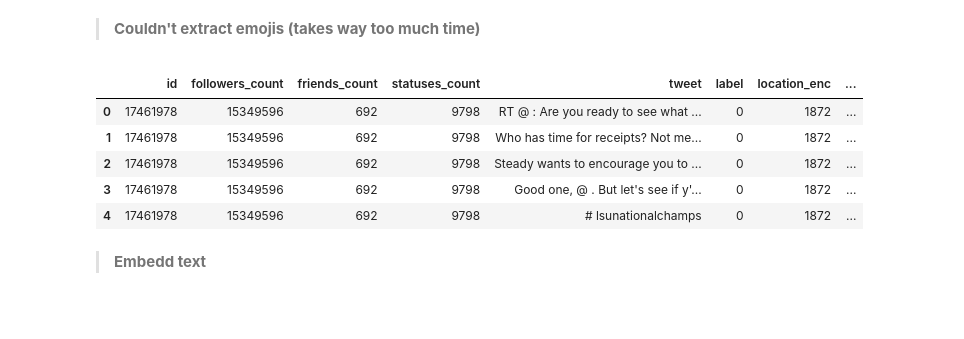
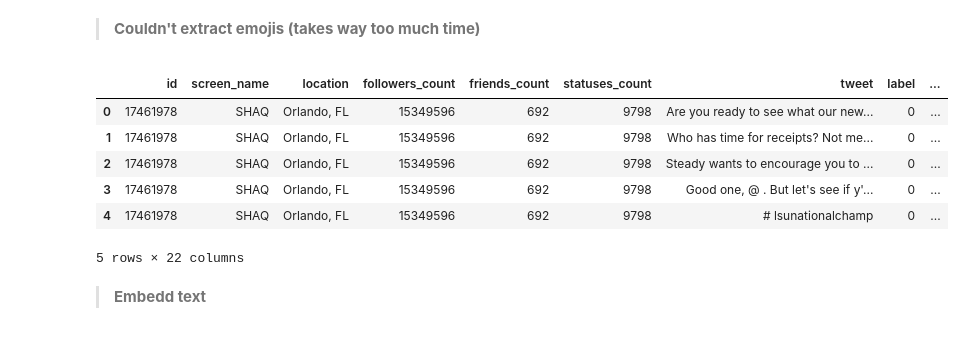
Before and after one commit to aegonwolf/ukraine-conflict-social-news, a Jupyter notebook: Bot detection - Florian.ipynb, the cells around one changed output. Drawn from its saved outputs; the diff is of its cells as text; code cells hidden in the pictures.

```diff
--- a/Bot detection - Florian.ipynb
+++ b/Bot detection - Florian.ipynb
@@ -16,7 +16,7 @@ import xgboost as xgb
 tqdm.pandas()
 # %%
 PATH = "../data/twibot/{}.json"
-DATE_REF = "2021-01-01"
+DATE_REF = "2022-06-01"
 # %%
 def extract_following(neighbors: dict):
     if neighbors is None:
@@ -289,6 +286,13 @@ X_test, y_test = df_test.drop([ 'location', 'screen_name' ], axis=1), df_test['l
 # %% [markdown]
 > __Couldn't extract emojis (takes way too much time)__
 # %%
+def extract_retweet(text: str):
+    res = re.match(r'RT @(\w*): \.?', text)
+    if res:
+        text = text[res.span(0)[1]:]
+        return text, True, res.group(1)
+    return text, False, np.nan
+
 def extract_hashtags(text: str):
     hashtags = [ hashtag[1:] for hashtag in re.findall(r"#\w*\b", text) ]
     text = re.sub(r"(?<=#)(?=\w*\b)", " ", text)
@@ -301,20 +305,23 @@ def extract_mentions(text: str):
 
 def clean_text(text: str):
     text_cleaned = unidecode(text)
-    text_cleaned = re.sub(r'\s+', ' ', text_cleaned).strip()
     nb_emojis = len(text) - len(text_cleaned)
+    text_cleaned = re.sub(r'\s+', ' ', text_cleaned)
+    text_cleaned = text_cleaned.replace('\n', ' ')
+    text_cleaned = " ".join(text_cleaned.split())[:-1]
     return text_cleaned, nb_emojis
 
 
 def extract_artefacts(text: str):
+    text, is_rt, retweet = extract_retweet(text)
     text, hashtags = extract_hashtags(text)
     text, mentions = extract_mentions(text)
     text, nb_emojis = clean_text(text)
-    return [ text, hashtags, mentions, nb_emojis ]
+    return [ text, is_rt, retweet, hashtags, mentions, nb_emojis ]
 
 
 def clean_tweets(df: pd.DataFrame):
-    new_cols = [ 'tweet', 'hashtags', 'mentions', 'emojis_count' ]
+    new_cols = [ 'tweet', 'is_rt', 'retweet', 'hashtags', 'mentions', 'emojis_count' ]
     df[new_cols] = pd.DataFrame(
         df['tweet'].progress_apply(extract_artefacts).to_list(),
         columns=new_cols
@@ -326,13 +333,14 @@ def clean_tweets(df: pd.DataFrame):
 
     return df
 # %%
-X_train = clean_tweets(X_train)
-X_test = clean_tweets(X_test)
-X_train.head()
+df_train = clean_tweets(df_train)
+df_test = clean_tweets(df_test)
+df_train.head()
 # %% [output]
-|  | id | followers_count | friends_count | statuses_count | tweet | label | location_enc | ... |
-| 0 | 17461978 | 15349596 | 692 | 9798 | RT @ : Are you ready to see what ... | 0 | 1872 | ... |
-| 1 | 17461978 | 15349596 | 692 | 9798 | Who has time for receipts? Not me... | 0 | 1872 | ... |
-| 2 | 17461978 | 15349596 | 692 | 9798 | Steady wants to encourage you to ... | 0 | 1872 | ... |
-| 3 | 17461978 | 15349596 | 692 | 9798 | Good one, @ . But let's see if y'... | 0 | 1872 | ... |
-| 4 | 17461978 | 15349596 | 692 | 9798 | # lsunationalchamps | 0 | 1872 | ... |
+|  | id | screen_name | location | followers_count | friends_count | statuses_count | tweet | label | ... |
+| 0 | 17461978 | SHAQ | Orlando, FL | 15349596 | 692 | 9798 | Are you ready to see what our new... | 0 | ... |
+| 1 | 17461978 | SHAQ | Orlando, FL | 15349596 | 692 | 9798 | Who has time for receipts? Not me... | 0 | ... |
+| 2 | 17461978 | SHAQ | Orlando, FL | 15349596 | 692 | 9798 | Steady wants to encourage you to ... | 0 | ... |
+| 3 | 17461978 | SHAQ | Orlando, FL | 15349596 | 692 | 9798 | Good one, @ . But let's see if y'... | 0 | ... |
+| 4 | 17461978 | SHAQ | Orlando, FL | 15349596 | 692 | 9798 | # lsunationalchamp | 0 | ... |
+5 rows × 22 columns
```
Also changed, not shown: parts of 16 cells of this notebook.
